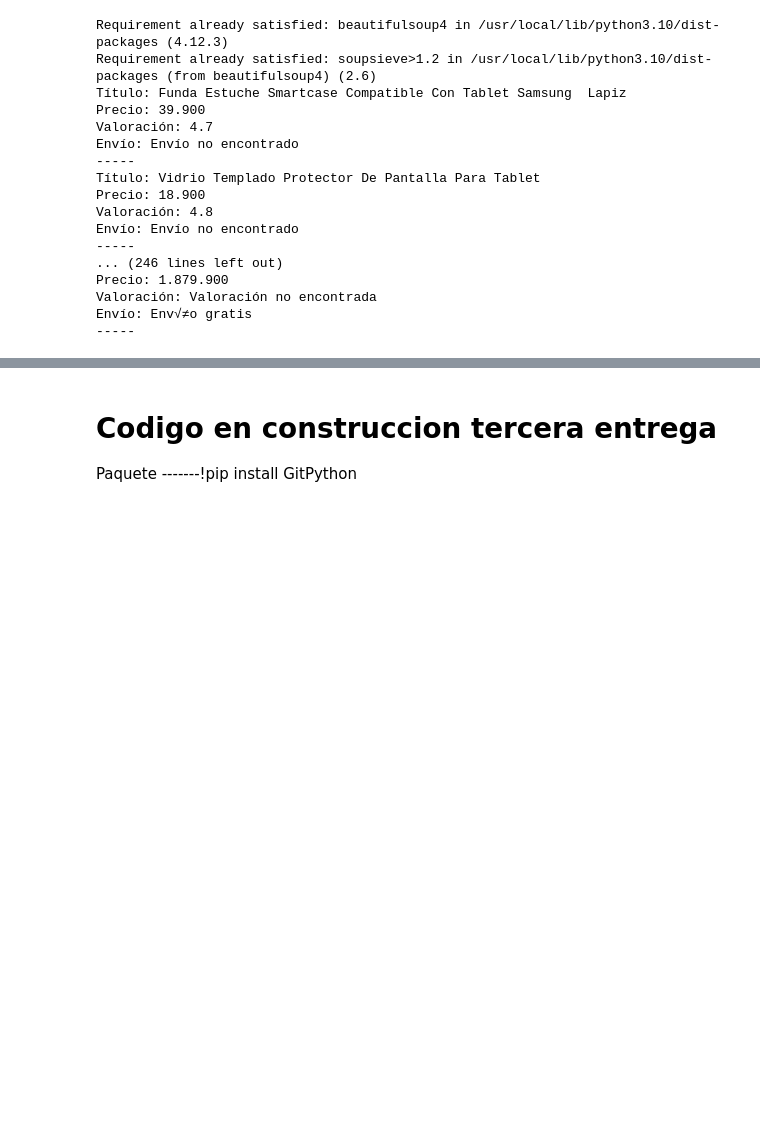
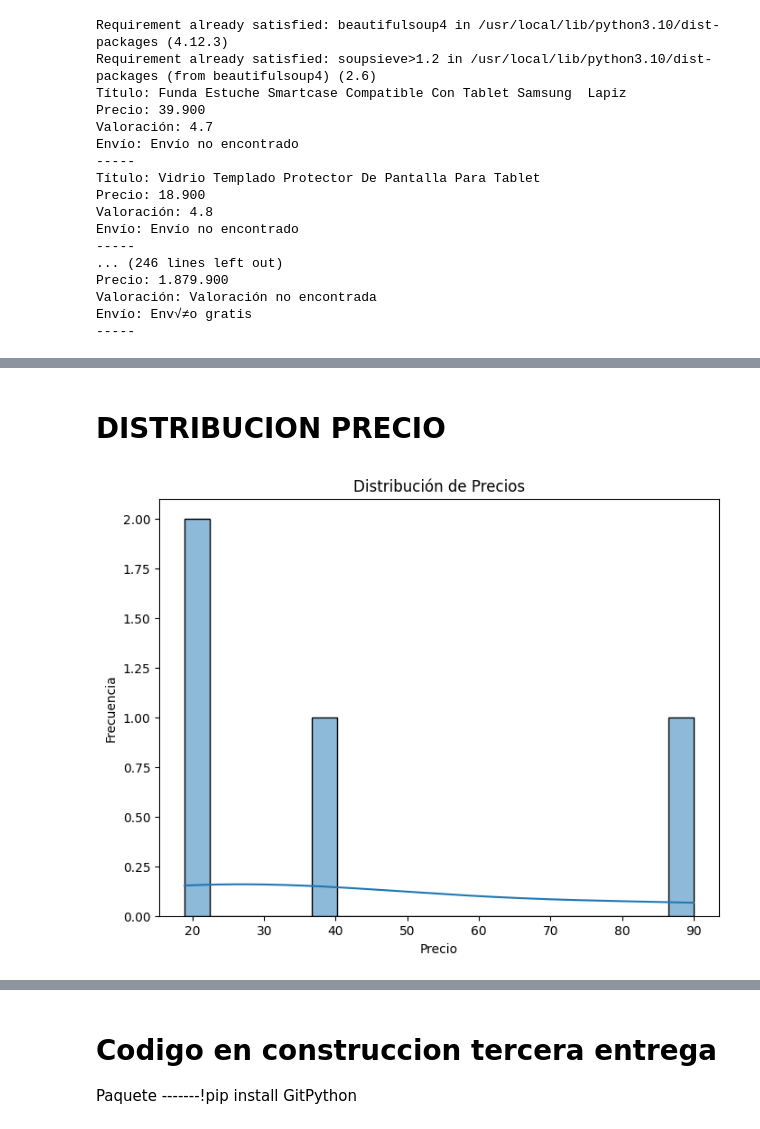
Before and after one commit to jgutier1/CLASE_PRO_ANA_DATOS_8, a Jupyter notebook: S30_Evidencia_de_aprendizaje_2__Optimizando_la_productividad_en_el_mundo_del_software.ipynb, the cells around one changed output, grey strips where cells are left out. Saved outputs shown, nothing was run; the diff lists cells and outputs as text; code cells hidden in the pictures; blank space fills up the shorter version.

```diff
--- a/S30_Evidencia_de_aprendizaje_2__Optimizando_la_productividad_en_el_mundo_del_software.ipynb
+++ b/S30_Evidencia_de_aprendizaje_2__Optimizando_la_productividad_en_el_mundo_del_software.ipynb
@@ -423,0 +499,12 @@ Envío: Env√≠o gratis
+# %% [markdown]
+# **DISTRIBUCION PRECIO**
+# %%
+# Histograma de precios
+plt.figure(figsize=(8, 6))
+sns.histplot(df['Precio'], bins=20, kde=True)
+plt.title('Distribución de Precios')
+plt.xlabel('Precio')
+plt.ylabel('Frecuencia')
+plt.show()
+# %% [output]
+[figure, added]
```
Also changed, not shown: parts of 18 cells of this notebook.
